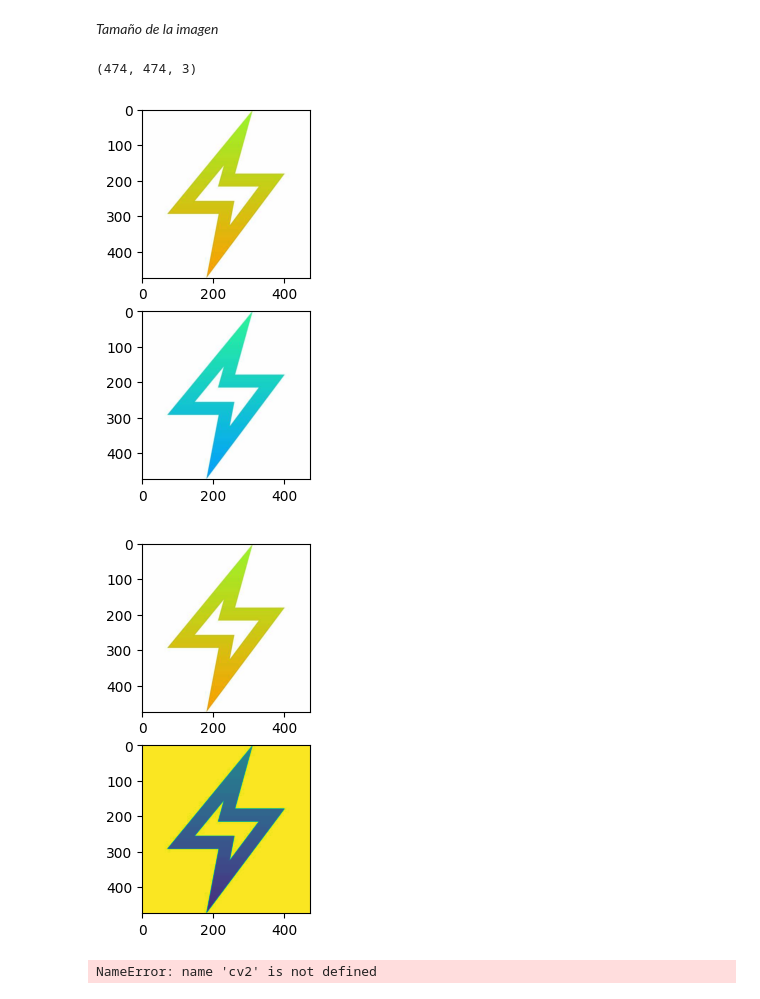
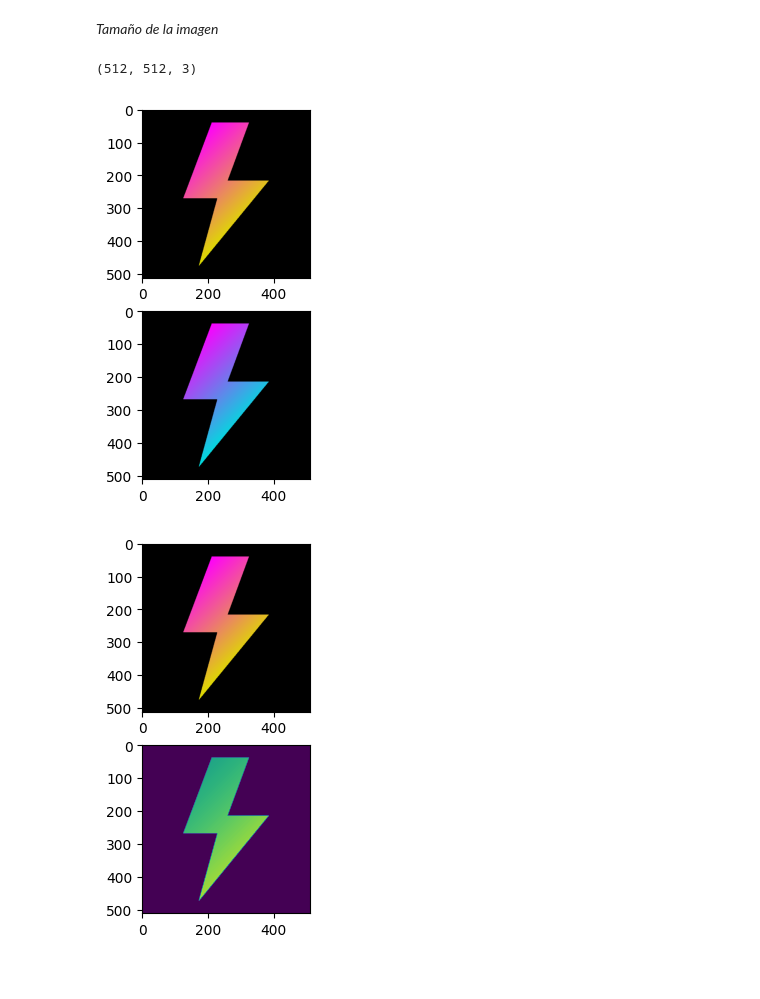
Before and after one commit to FabricioMachuca/PDS_II, a Jupyter notebook: clase-01.ipynb, the cells around one changed output. Drawn from its saved outputs; the diff is of its cells as text; code cells hidden in the pictures.

```diff
--- a/clase-01.ipynb
+++ b/clase-01.ipynb
@@ -8,7 +8,7 @@ import matplotlib.pyplot as plt
 # %% [markdown]
 *Obtención de imagen*
 # %%
-img = cv2.imread('C:/Users/FABRICIO/Pictures/fondos/OIP.jpg')
+img = cv2.imread('C:/Users/FABRICIO/Pictures/fondos/OIP.png')
 # %%
 cv2.imshow('imagen',img)
 cv2.waitKey(0)
@@ -18,16 +18,16 @@ cv2.destroyAllWindows()
 # %%
 print(img.shape)
 # %% [output]
-(474, 474, 3)
+(512, 512, 3)
 # %%
-rgb_img=cv2.cvtColor(img,cv2.COLOR_BGR2GRAY)   #invierte colores
+rgb_img=cv2.cvtColor(img,cv2.COLOR_BGR2RGB)   #invierte colores
 plt.subplot(2,1,1)
 plt.imshow(img)
 plt.subplot(2,1,2)
 plt.imshow(rgb_img)
 plt.show()
 # %% [output]
-[figure, old version]
+[figure, new version]
 # %%
 gray_img=cv2.cvtColor(img,cv2.COLOR_BGR2GRAY)   #escala de grises
 plt.subplot(2,1,1)
@@ -36,7 +36,7 @@ plt.subplot(2,1,2)
 plt.imshow(gray_img)
 plt.show()
 # %% [output]
-[figure, old version]
+[figure, new version]
 # %%
 azul, verde, rojo = cv2.split(img)
 cv2.imshow('Original',img)
@@ -45,5 +45,3 @@ cv2.imshow('Verde',verde)
 cv2.imshow('Rojo',rojo)
 cv2.waitKey(0)
 cv2.destroyAllWindows()
-# %% [output]
-NameError: name 'cv2' is not defined
```
Also changed, not shown: 45 other files.
